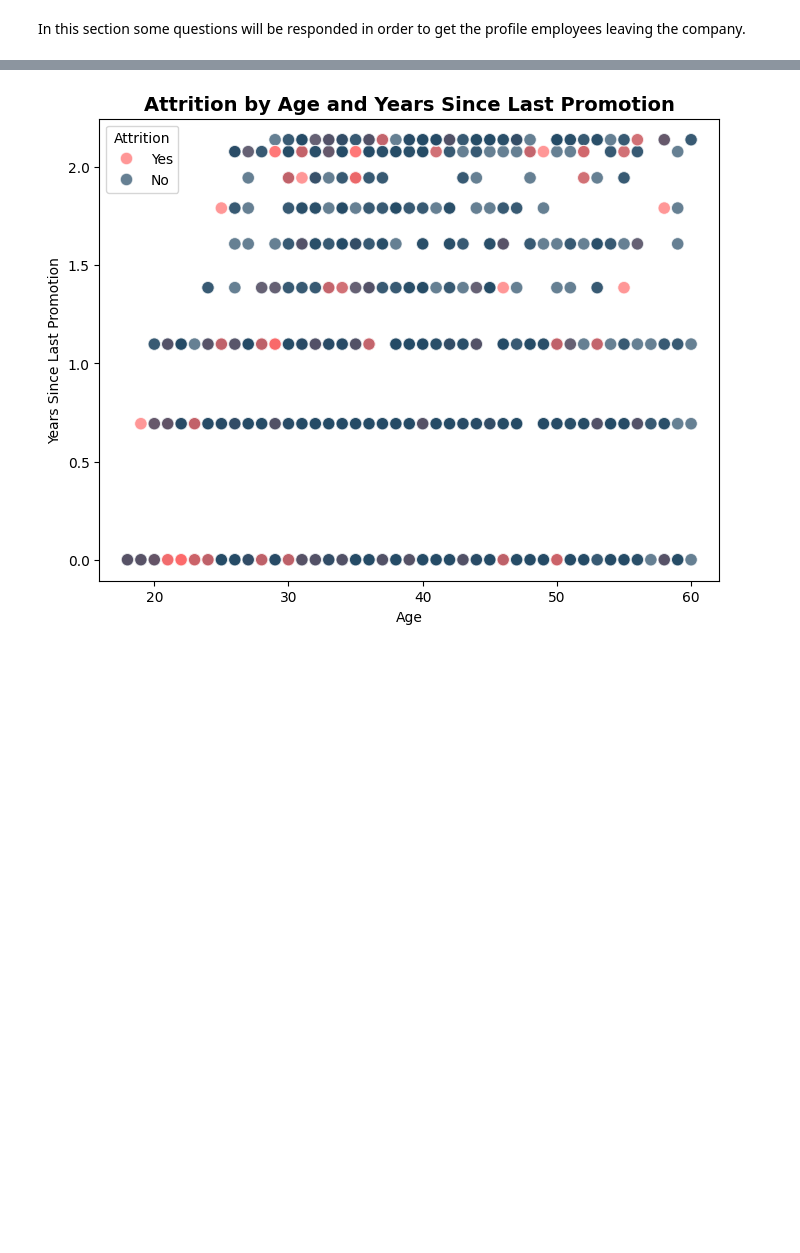
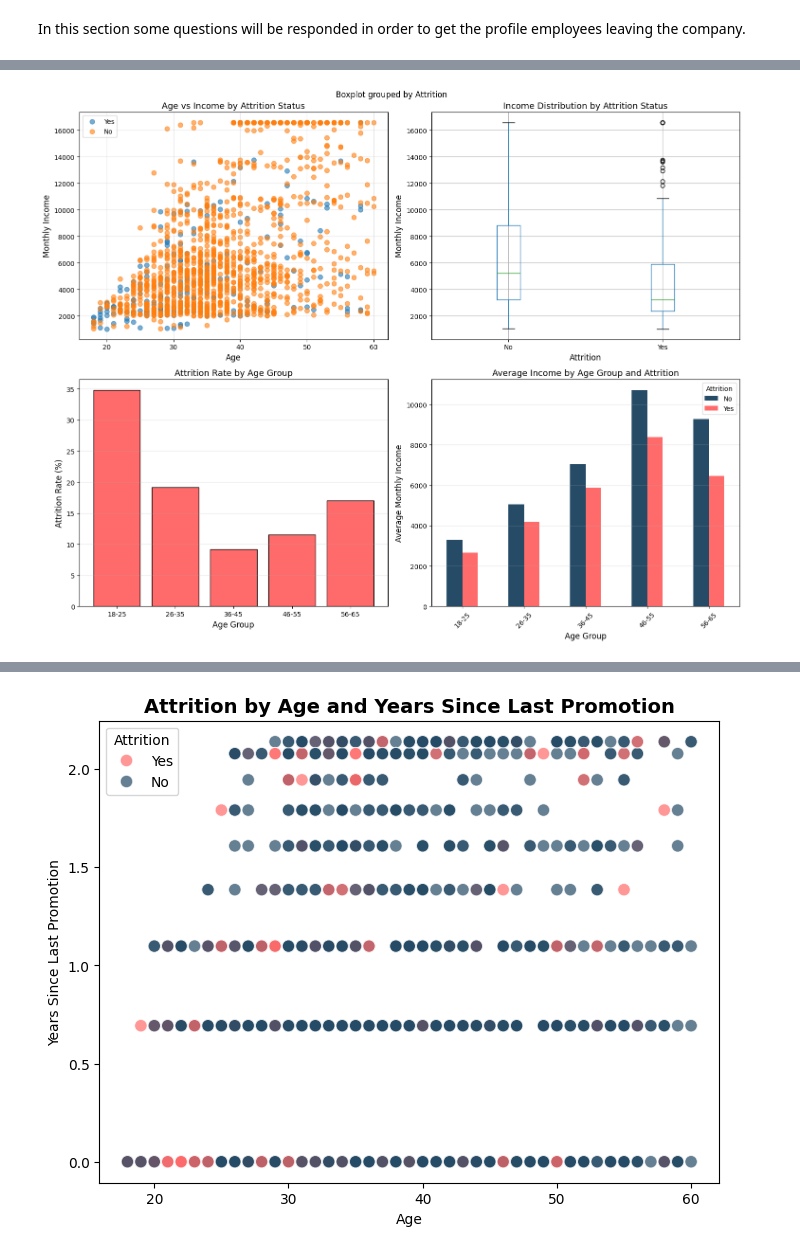
Before and after one commit to filipe-carmo/EDSB25_10, a Jupyter notebook: 2. Exploratory Data Analysis.ipynb, the cells around one changed output, grey strips where cells are left out. Saved outputs shown, nothing was run; the diff lists cells and outputs as text; code cells hidden in the pictures; blank space fills up the shorter version.

```diff
--- a/2. Exploratory Data Analysis.ipynb
+++ b/2. Exploratory Data Analysis.ipynb
@@ -1178,0 +987,79 @@ In this section some questions will be responded in order to get the profile emp
+# %%
+
+# Create figure with subplots
+fig, axes = plt.subplots(2, 2, figsize=(15, 12))
+fig.suptitle('Do younger employees have lower incomes and higher attrition rates?',
+             fontsize=16, fontweight='bold')
+
+# 1. Scatter plot: Age vs Income colored by Attrition
+ax1 = axes[0, 0]
+for attrition_status in HR_EDA_clipped['Attrition'].unique():
+    mask = HR_EDA_clipped['Attrition'] == attrition_status
+    ax1.scatter(HR_EDA_clipped[mask]['Age'], HR_EDA_clipped[mask]['MonthlyIncome'],
+                label=attrition_status, alpha=0.6, s=50)
+ax1.set_xlabel('Age', fontsize=12)
+ax1.set_ylabel('Monthly Income', fontsize=12)
+ax1.set_title('Age vs Income by Attrition Status', fontsize=13)
+ax1.legend()
+ax1.grid(True, alpha=0.3)
+
+# 2. Box plot: Income distribution by Attrition
+ax2 = axes[0, 1]
+HR_EDA_clipped.boxplot(column='MonthlyIncome', by='Attrition', ax=ax2)
+ax2.set_xlabel('Attrition', fontsize=12)
+ax2.set_ylabel('Monthly Income', fontsize=12)
+ax2.set_title('Income Distribution by Attrition Status', fontsize=13)
+plt.sca(ax2)
+plt.xticks(rotation=0)
+
+# 3. Attrition rate by age group
+ax3 = axes[1, 0]
+HR_EDA_clipped['AgeGroup'] = pd.cut(HR_EDA_clipped['Age'], bins=[18, 25, 35, 45, 55, 65],
+                         labels=['18-25', '26-35', '36-45', '46-55', '56-65'])
+attrition_by_age = HR_EDA_clipped.groupby('AgeGroup')['Attrition'].apply(
+    lambda x: (x == 'Yes').sum() / len(x) * 100
+).reset_index()
+attrition_by_age.columns = ['AgeGroup', 'AttritionRate']
+ax3.bar(attrition_by_age['AgeGroup'], attrition_by_age['AttritionRate'],
+        color='#FF6B6B', edgecolor='black')
+ax3.set_xlabel('Age Group', fontsize=12)
+ax3.set_ylabel('Attrition Rate (%)', fontsize=12)
+ax3.set_title('Attrition Rate by Age Group', fontsize=13)
+ax3.grid(True, alpha=0.3, axis='y')
+
+# 4. Average income by age group and attrition
+ax4 = axes[1, 1]
+income_by_age_attrition = HR_EDA_clipped.groupby(['AgeGroup', 'Attrition'])['MonthlyIncome'].mean().unstack()
+income_by_age_attrition.plot(kind='bar', ax=ax4, color=["#254B66", '#FF6B6B'])
+ax4.set_xlabel('Age Group', fontsize=12)
+ax4.set_ylabel('Average Monthly Income', fontsize=12)
+ax4.set_title('Average Income by Age Group and Attrition', fontsize=13)
+ax4.legend(title='Attrition')
+ax4.grid(True, alpha=0.3, axis='y')
+plt.sca(ax4)
+plt.xticks(rotation=45)
+
+plt.tight_layout()
+plt.show()
+
+# Print summary statistics
+print("\n=== Summary Statistics ===\n")
+print("Attrition Rate by Age Group:")
+print(attrition_by_age)
+print("\n" + "="*50 + "\n")
+
+print("Average Income by Attrition Status:")
+print(HR_EDA_clipped.groupby('Attrition')['MonthlyIncome'].agg(['mean', 'median', 'std']))
+print("\n" + "="*50 + "\n")
+
+print("Average Age by Attrition Status:")
+print(HR_EDA_clipped.groupby('Attrition')['Age'].agg(['mean', 'median', 'std']))
+print("\n" + "="*50 + "\n")
+
+# Correlation analysis
+print("Correlation between Age and Income:")
+print(f"Overall: {HR_EDA_clipped['Age'].corr(HR_EDA_clipped['MonthlyIncome']):.3f}")
+print(f"Left: {HR_EDA_clipped[HR_EDA_clipped['Attrition']=='Yes']['Age'].corr(HR_EDA_clipped[HR_EDA_clipped['Attrition']=='Yes']['MonthlyIncome']):.3f}")
+print(f"Stayed: {HR_EDA_clipped[HR_EDA_clipped['Attrition']=='No']['Age'].corr(HR_EDA_clipped[HR_EDA_clipped['Attrition']=='No']['MonthlyIncome']):.3f}")
+# %% [output]
+[figure, added]
```
Also changed, not shown: parts of 19 cells of this notebook.
